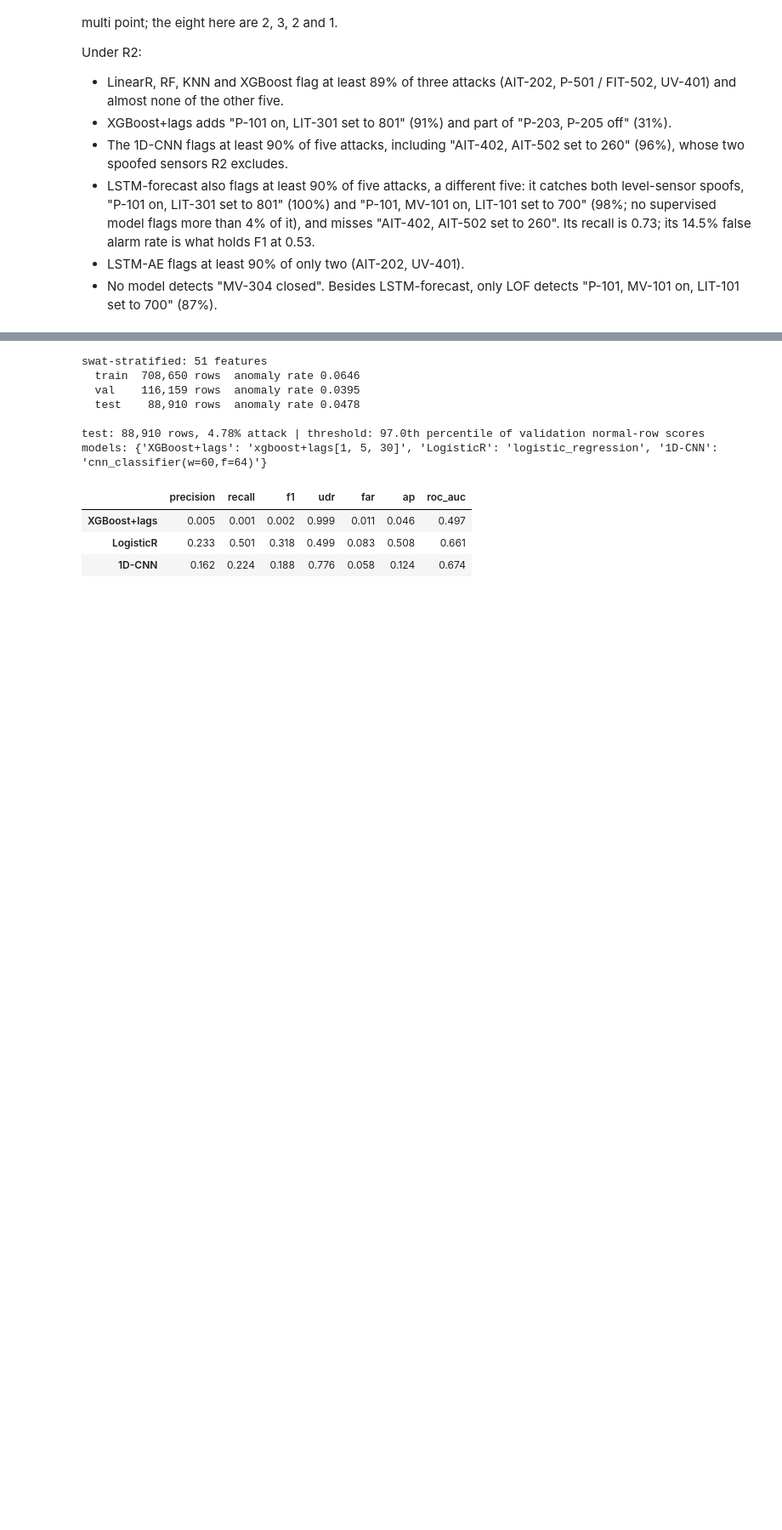
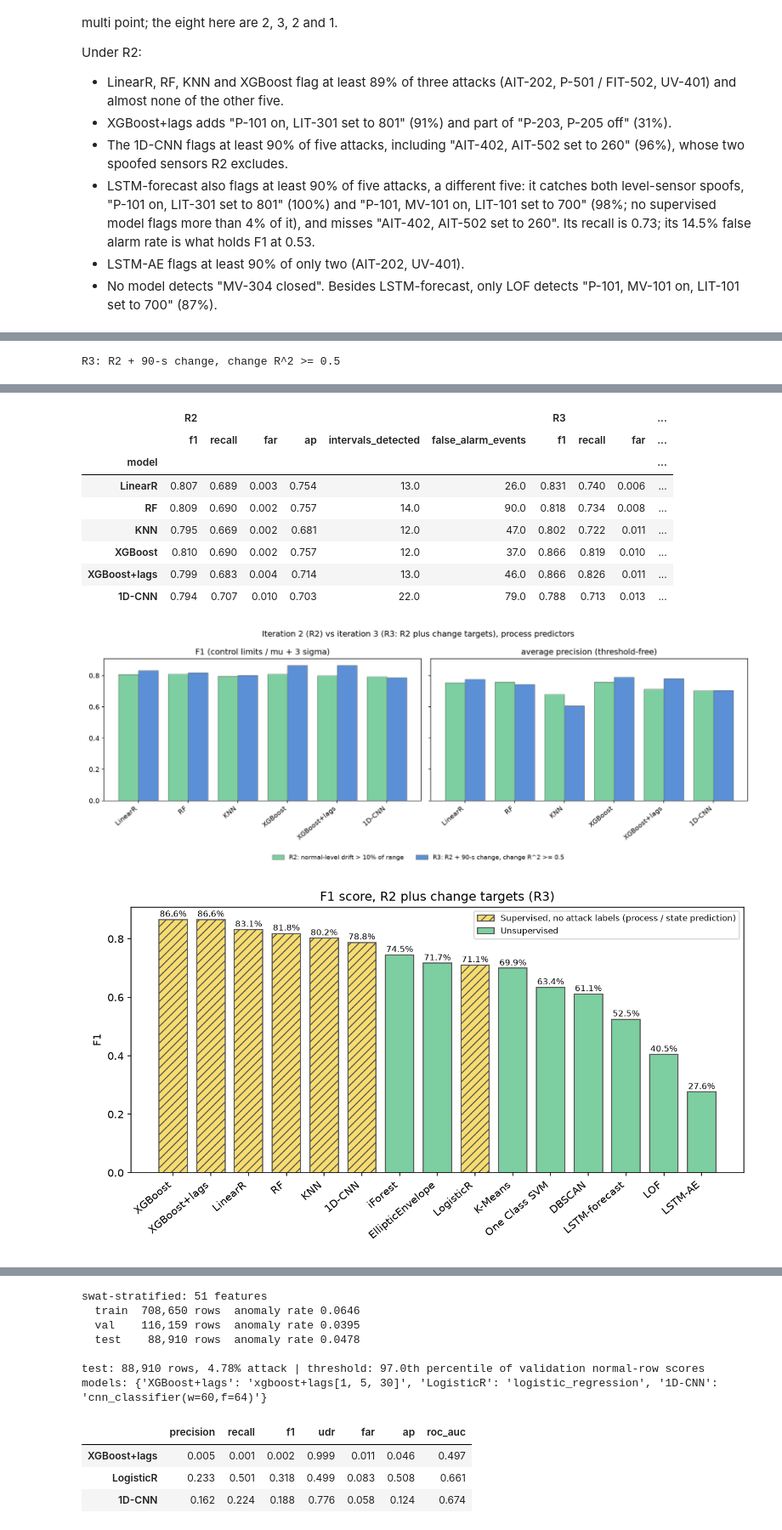
Before and after one commit to santhosh2475/urex-ics, a Jupyter notebook: notebooks/baseline.ipynb, the cells around one changed output, grey strips where cells are left out. Shown at 85% size. Drawn from its saved outputs; the diff is of its cells as text; code cells hidden in the pictures; blank space fills up the shorter version.

```diff
--- a/notebooks/baseline.ipynb
+++ b/notebooks/baseline.ipynb
@@ -25,6 +25,7 @@ OUT = ROOT / "results" / "baseline"; FIG = OUT / "figures"
 res = json.loads((OUT / "results.json").read_text())
 abl = pd.read_csv(OUT / "ablation.csv", index_col=[0, 1]); abl.index.names = ["rule", "model"]
 R1, R2 = (next(k for k in res["exclusion_rules"] if k.startswith(r)) for r in ("R1", "R2"))
+R3 = res["change_rule"]["label"]
 COLS = ["precision", "recall", "f1", "udr", "far", "ap", "roc_auc"]
 print("created", res["created"])
 # %% [output]
@@ -336,0 +414,13 @@ iteration 2: R2
+# %%
+P = res["change_rule"]["applies_to"]
+EV = ["intervals_detected", "false_alarm_events"]
+print(R3)
+display(abl.loc[R3, COLS + EV].round(3))
+k = ["f1", "recall", "far", "ap"] + EV
+display(pd.concat({"R2": abl.loc[R2].loc[P, k], "R3": abl.loc[R3].loc[P, k],
+                   "R3 - R2": abl.loc[R3].loc[P, k] - abl.loc[R2].loc[P, k]}, axis=1).round(3))
+display(Image(filename=str(FIG / "r2_vs_r3_f1_ap.png")))
+for metric in ("f1", "far"):
+    display(Image(filename=str(FIG / f"{metric}_R3.png")))
+# %% [output]
+R3: R2 + 90-s change, change R^2 >= 0.5
@@ -336,0 +444,11 @@ iteration 2: R2
+|  | R2 |  |  |  |  |  | R3 |  |  | ... |
+|  | f1 | recall | far | ap | intervals_detected | false_alarm_events | f1 | recall | far | ... |
+| model |  |  |  |  |  |  |  |  |  | ... |
+| LinearR | 0.807 | 0.689 | 0.003 | 0.754 | 13.0 | 26.0 | 0.831 | 0.740 | 0.006 | ... |
+| RF | 0.809 | 0.690 | 0.002 | 0.757 | 14.0 | 90.0 | 0.818 | 0.734 | 0.008 | ... |
+| KNN | 0.795 | 0.669 | 0.002 | 0.681 | 12.0 | 47.0 | 0.802 | 0.722 | 0.011 | ... |
+| XGBoost | 0.810 | 0.690 | 0.002 | 0.757 | 12.0 | 37.0 | 0.866 | 0.819 | 0.010 | ... |
+| XGBoost+lags | 0.799 | 0.683 | 0.004 | 0.714 | 13.0 | 46.0 | 0.866 | 0.826 | 0.011 | ... |
+| 1D-CNN | 0.794 | 0.707 | 0.010 | 0.703 | 22.0 | 79.0 | 0.788 | 0.713 | 0.013 | ... |
+[figure, added]
+[figure, added]
```
Also changed, not shown: parts of 14 cells of this notebook, 3 other files.
